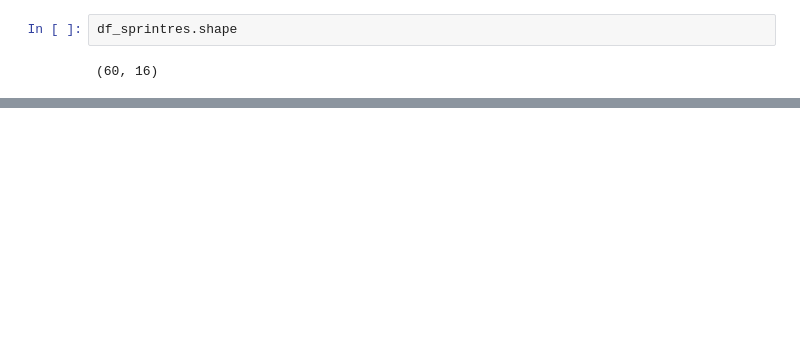
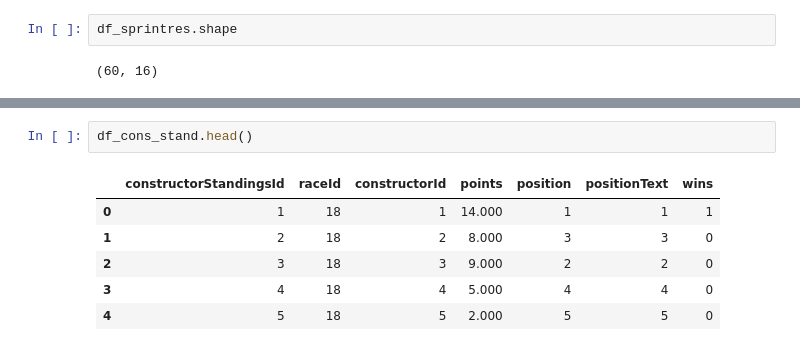
Before and after one commit to SMG-1/f1-analytics, a Jupyter notebook: eda.ipynb, the cells around one changed output, grey strips where cells are left out. Saved outputs shown, nothing was run; the diff lists cells and outputs as text; blank space fills up the shorter version.

```diff
--- a/eda.ipynb
+++ b/eda.ipynb
@@ -53,0 +101,9 @@ df_sprintres.shape
+# %%
+df_cons_stand.head()
+# %% [output]
+|  | constructorStandingsId | raceId | constructorId | points | position | positionText | wins |
+| 0 | 1 | 18 | 1 | 14.000 | 1 | 1 | 1 |
+| 1 | 2 | 18 | 2 | 8.000 | 3 | 3 | 0 |
+| 2 | 3 | 18 | 3 | 9.000 | 2 | 2 | 0 |
+| 3 | 4 | 18 | 4 | 5.000 | 4 | 4 | 0 |
+| 4 | 5 | 18 | 5 | 2.000 | 5 | 5 | 0 |
```
Also changed, not shown: parts of 12 cells of this notebook.
